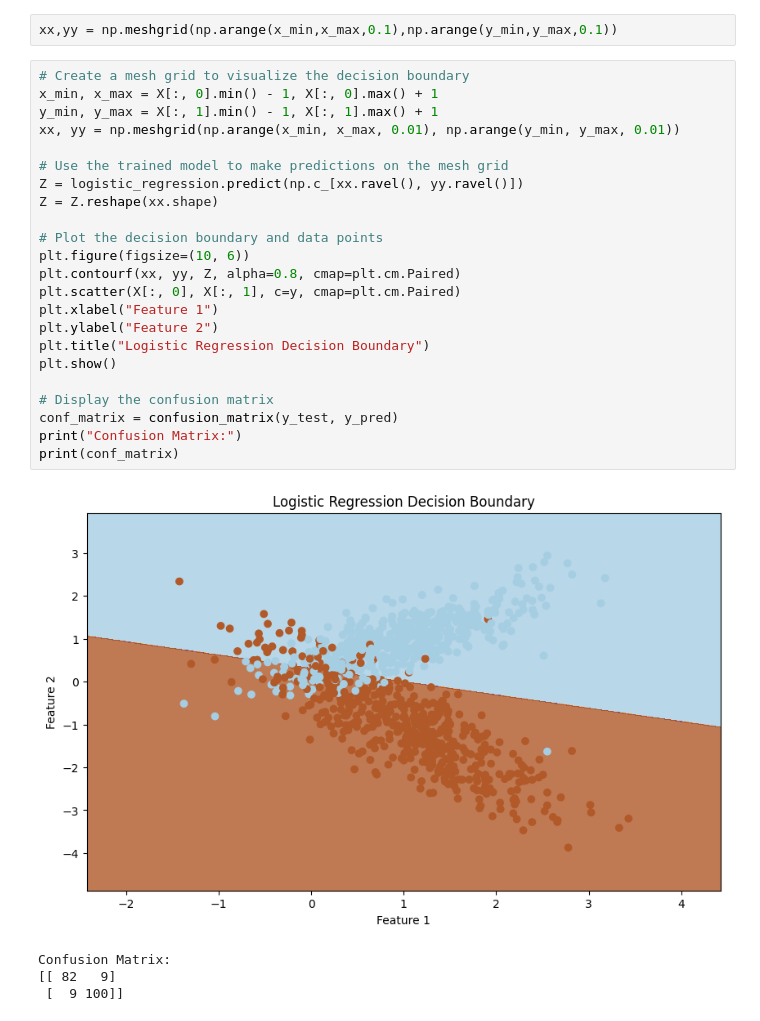
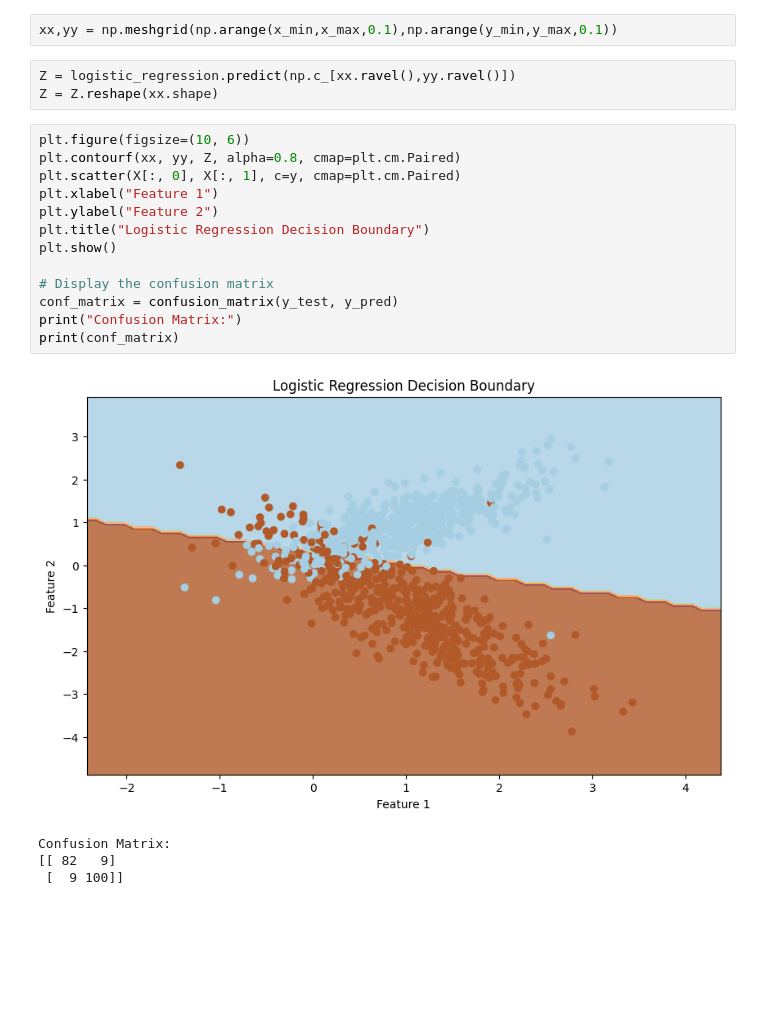
Before and after one commit to maheshpeiris0/Sample_Machine_Learning_Models, a Jupyter notebook: Logistic-Regression/Basic-LR.ipynb, the cells around one changed output. Drawn from its saved outputs; the diff is of its cells as text; blank space fills up the shorter version.

```diff
--- a/Logistic-Regression/Basic-LR.ipynb
+++ b/Logistic-Regression/Basic-LR.ipynb
@@ -46,31 +46,24 @@ x_min,x_max
 (-2.425033453528771, 4.430695363590262)
 # %%
 xx,yy = np.meshgrid(np.arange(x_min,x_max,0.1),np.arange(y_min,y_max,0.1))
+# %%
+Z = logistic_regression.predict(np.c_[xx.ravel(),yy.ravel()])
+Z = Z.reshape(xx.shape)
 # %%
-# Create a mesh grid to visualize the decision boundary
-x_min, x_max = X[:, 0].min() - 1, X[:, 0].max() + 1
-y_min, y_max = X[:, 1].min() - 1, X[:, 1].max() + 1
-xx, yy = np.meshgrid(np.arange(x_min, x_max, 0.01), np.arange(y_min, y_max, 0.01))
-
-# Use the trained model to make predictions on the mesh grid
-Z = logistic_regression.predict(np.c_[xx.ravel(), yy.ravel()])
-Z = Z.reshape(xx.shape)
-
-# Plot the decision boundary and data points
 plt.figure(figsize=(10, 6))
 plt.contourf(xx, yy, Z, alpha=0.8, cmap=plt.cm.Paired)
 plt.scatter(X[:, 0], X[:, 1], c=y, cmap=plt.cm.Paired)
 plt.xlabel("Feature 1")
 plt.ylabel("Feature 2")
 plt.title("Logistic Regression Decision Boundary")
 plt.show()
 
 # Display the confusion matrix
 conf_matrix = confusion_matrix(y_test, y_pred)
 print("Confusion Matrix:")
 print(conf_matrix)
 # %% [output]
-[figure, old version]
+[figure, new version]
 Confusion Matrix:
 [[ 82   9]
  [  9 100]]
```
